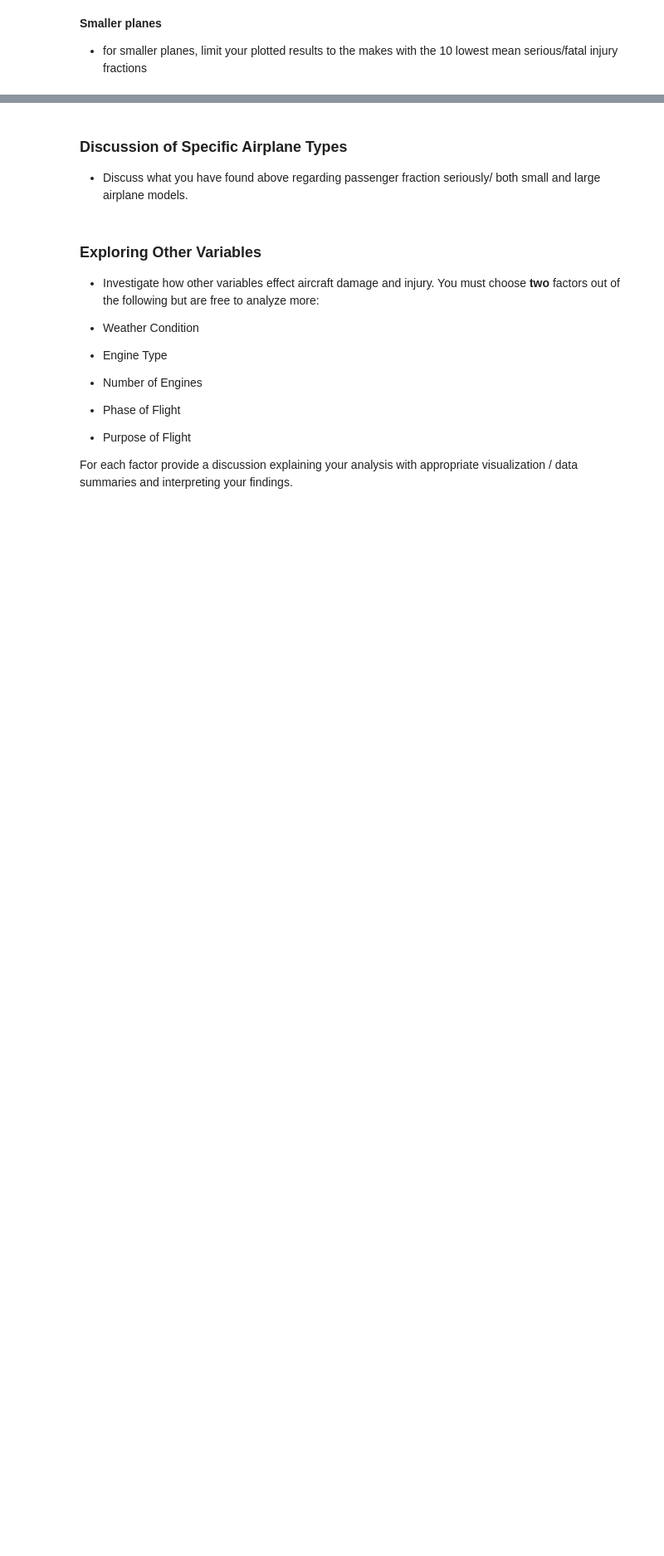
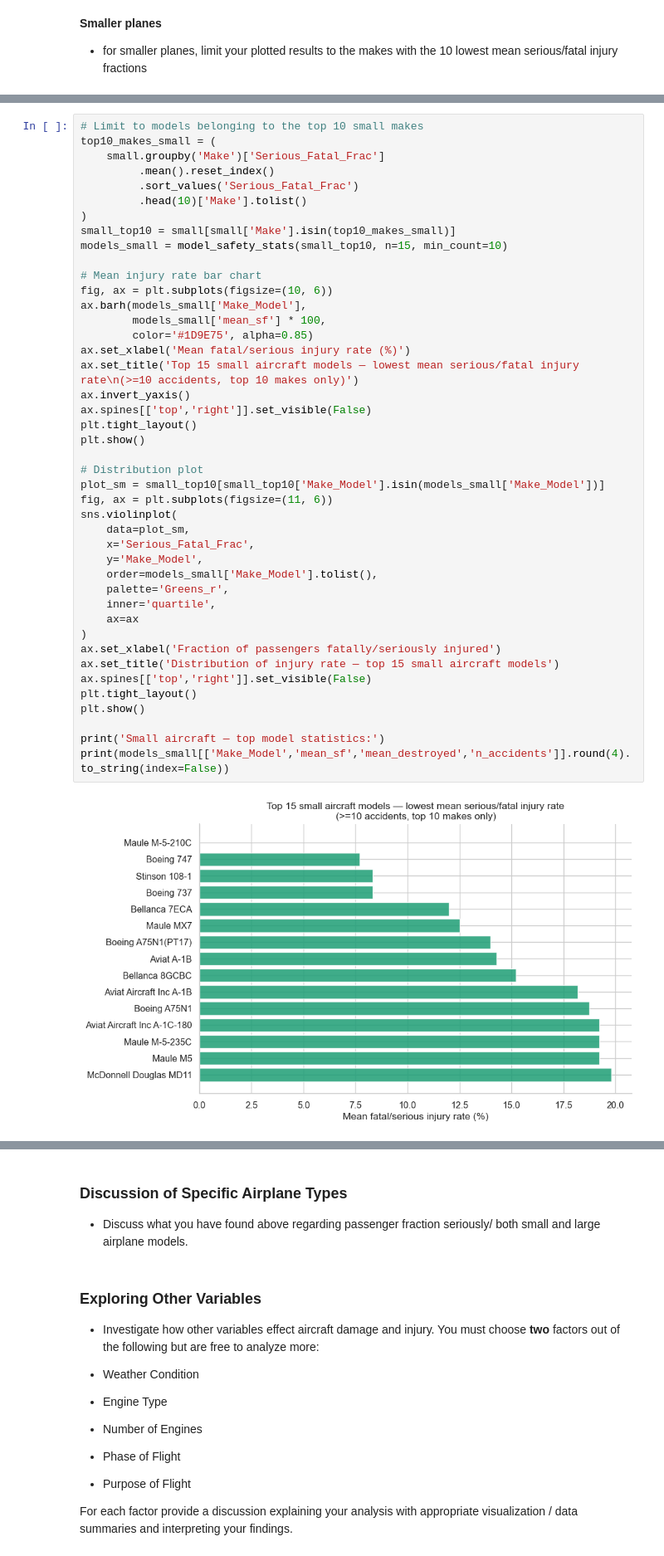
Before and after one commit to janemurungi2-creator/dsc-course0-m8-lab, a Jupyter notebook: Aviation_Accidents_Data_Analysis.ipynb, the cells around one changed output, grey strips where cells are left out. Shown at 83% size. Drawn from its saved outputs; the diff is of its cells as text; blank space fills up the shorter version.

```diff
--- a/Aviation_Accidents_Data_Analysis.ipynb
+++ b/Aviation_Accidents_Data_Analysis.ipynb
@@ -357,0 +430,45 @@ a notably higher destruction rate (16%) compared to Boeing (10%).
+# %%
+# Limit to models belonging to the top 10 small makes
+top10_makes_small = (
+    small.groupby('Make')['Serious_Fatal_Frac']
+         .mean().reset_index()
+         .sort_values('Serious_Fatal_Frac')
+         .head(10)['Make'].tolist()
+)
+small_top10 = small[small['Make'].isin(top10_makes_small)]
+models_small = model_safety_stats(small_top10, n=15, min_count=10)
+
+# Mean injury rate bar chart
+fig, ax = plt.subplots(figsize=(10, 6))
+ax.barh(models_small['Make_Model'],
+        models_small['mean_sf'] * 100,
+        color='#1D9E75', alpha=0.85)
+ax.set_xlabel('Mean fatal/serious injury rate (%)')
+ax.set_title('Top 15 small aircraft models — lowest mean serious/fatal injury rate\n(>=10 accidents, top 10 makes only)')
+ax.invert_yaxis()
+ax.spines[['top','right']].set_visible(False)
+plt.tight_layout()
+plt.show()
+
+# Distribution plot
+plot_sm = small_top10[small_top10['Make_Model'].isin(models_small['Make_Model'])]
+fig, ax = plt.subplots(figsize=(11, 6))
+sns.violinplot(
+    data=plot_sm,
+    x='Serious_Fatal_Frac',
+    y='Make_Model',
+    order=models_small['Make_Model'].tolist(),
+    palette='Greens_r',
+    inner='quartile',
+    ax=ax
+)
+ax.set_xlabel('Fraction of passengers fatally/seriously injured')
+ax.set_title('Distribution of injury rate — top 15 small aircraft models')
+ax.spines[['top','right']].set_visible(False)
+plt.tight_layout()
+plt.show()
+
+print('Small aircraft — top model statistics:')
+print(models_small[['Make_Model','mean_sf','mean_destroyed','n_accidents']].round(4).to_string(index=False))
+# %% [output]
+[figure, added]
```
Also changed, not shown: parts of 5 cells of this notebook.
